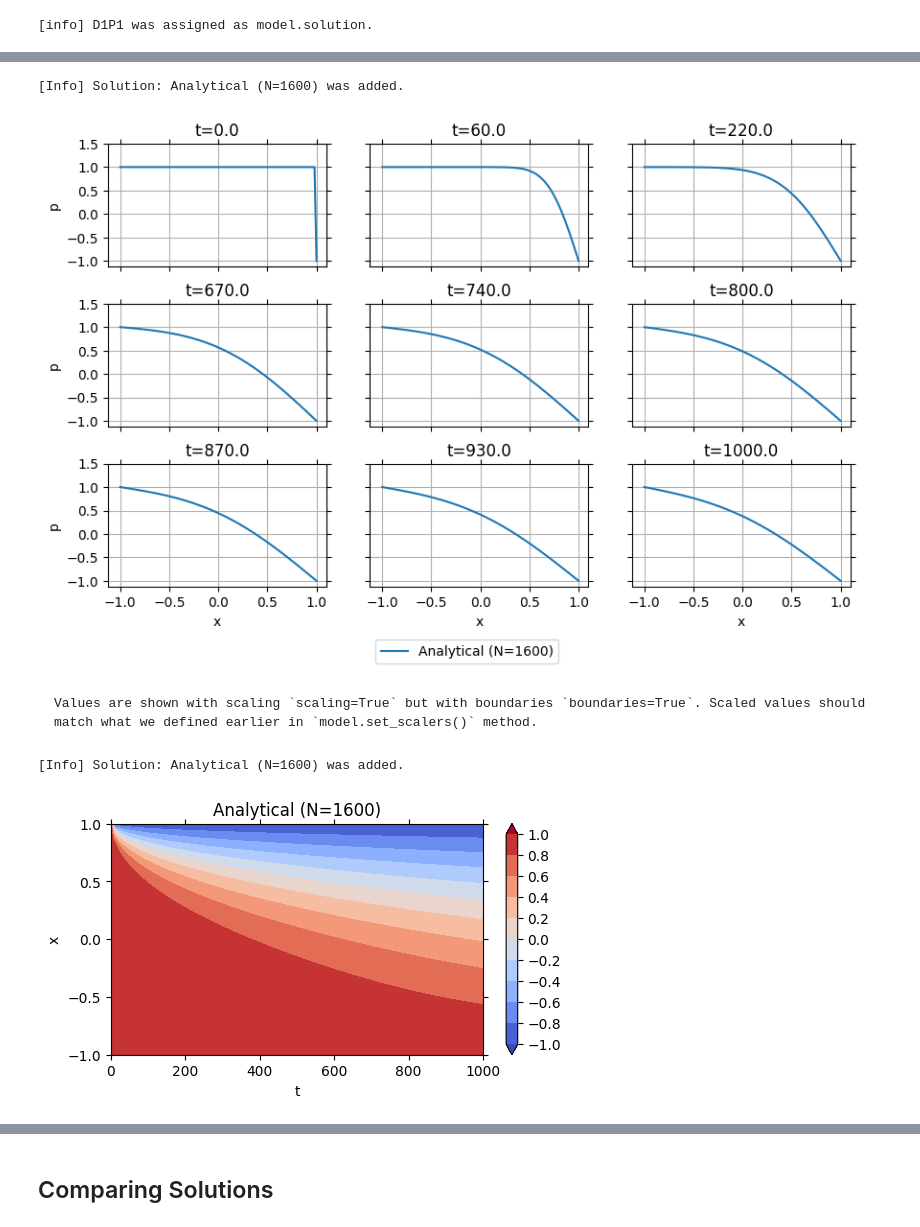
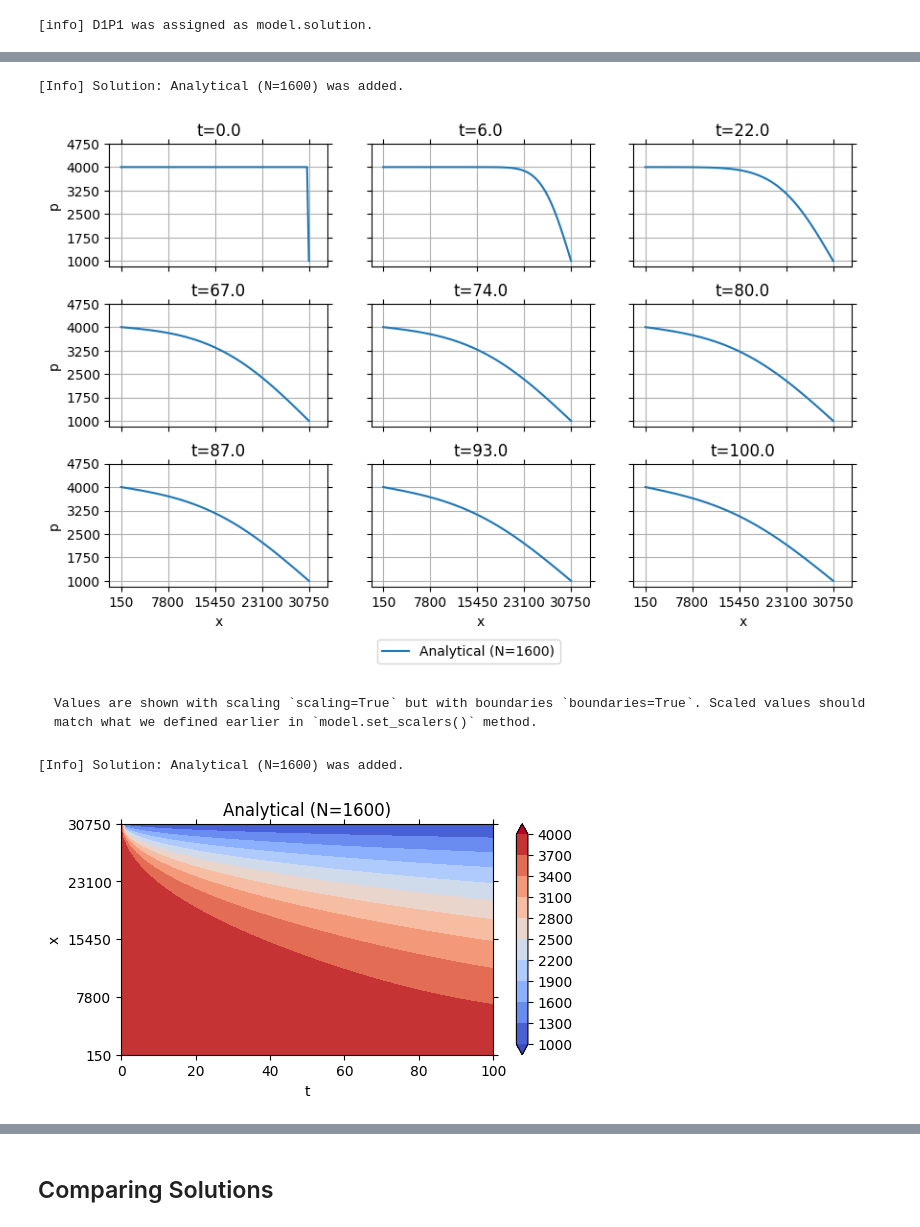
Before and after one commit to hiesabx/reservoirflow, a Jupyter notebook: docs/source/user_guide/tutorials/tutorial_different_solutions_1D1P.ipynb, the cells around one changed output, grey strips where cells are left out. Drawn from its saved outputs; the diff is of its cells as text; code cells hidden in the pictures.

````diff
--- a/docs/source/user_guide/tutorials/tutorial_different_solutions_1D1P.ipynb
+++ b/docs/source/user_guide/tutorials/tutorial_different_solutions_1D1P.ipynb
@@ -284,14 +284,14 @@ model.run(**common_run_config | {"N": N, "clean": True})
 # %%
-model.plot(scale=True, boundary=True)
+model.plot(boundary=True, scale=False)
 # %% [output]
 [Info] Solution: Analytical (N=1600) was added.
-[figure, old version]
+[figure, new version]
 # %% [markdown]
 ```{note}
 Values are shown with scaling `scaling=True` but with boundaries `boundaries=True`. Scaled values should match what we defined earlier in `model.set_scalers()` method.
 ```
 # %%
-model.plot(type="contour", scale=True, boundary=True)
+model.plot(type="contour", boundary=True, scale=False)
 # %% [output]
 [Info] Solution: Analytical (N=1600) was added.
-[figure, old version]
+[figure, new version]
````
Also changed, not shown: parts of 11 cells of this notebook, 7 other files.
